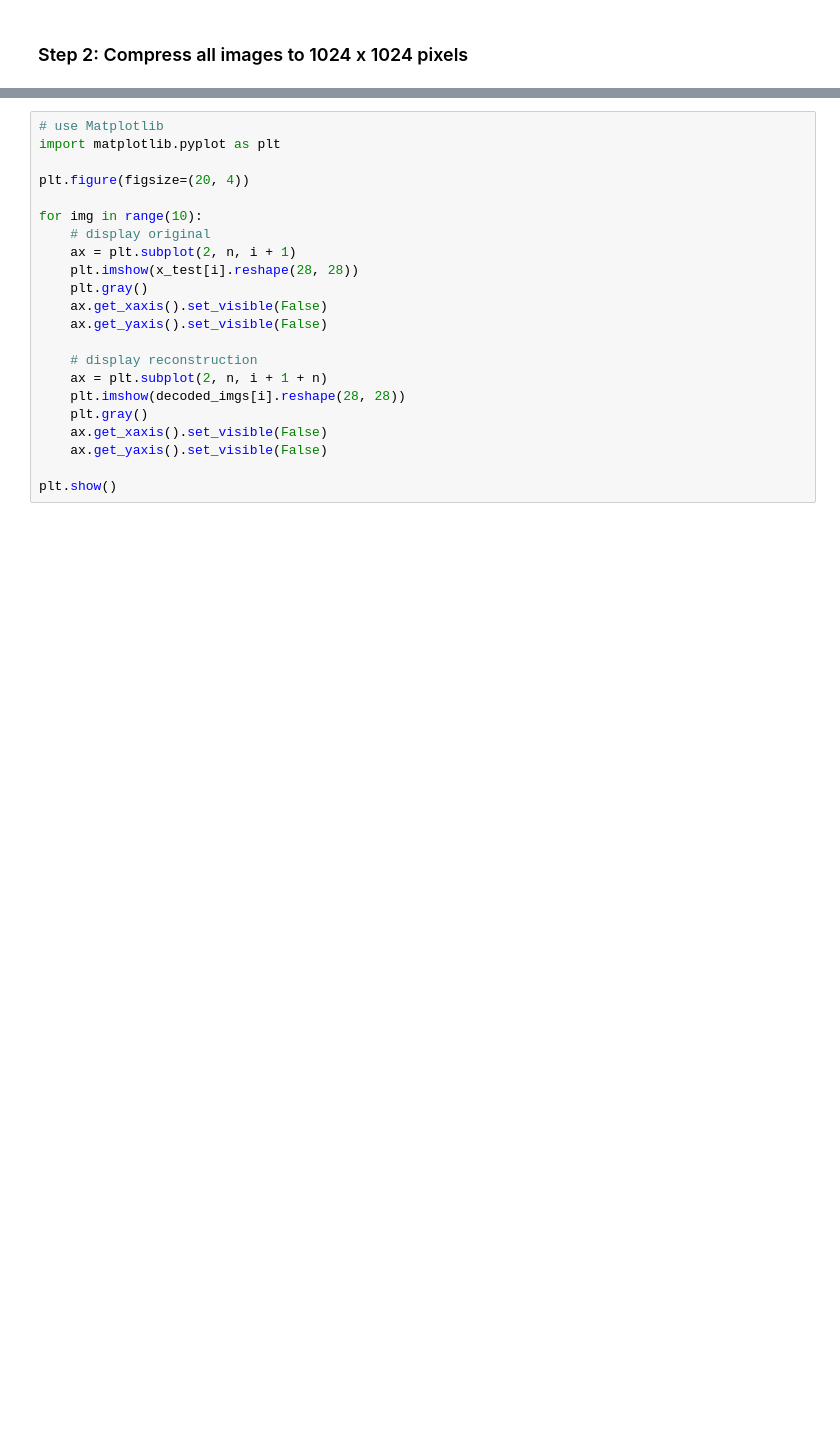
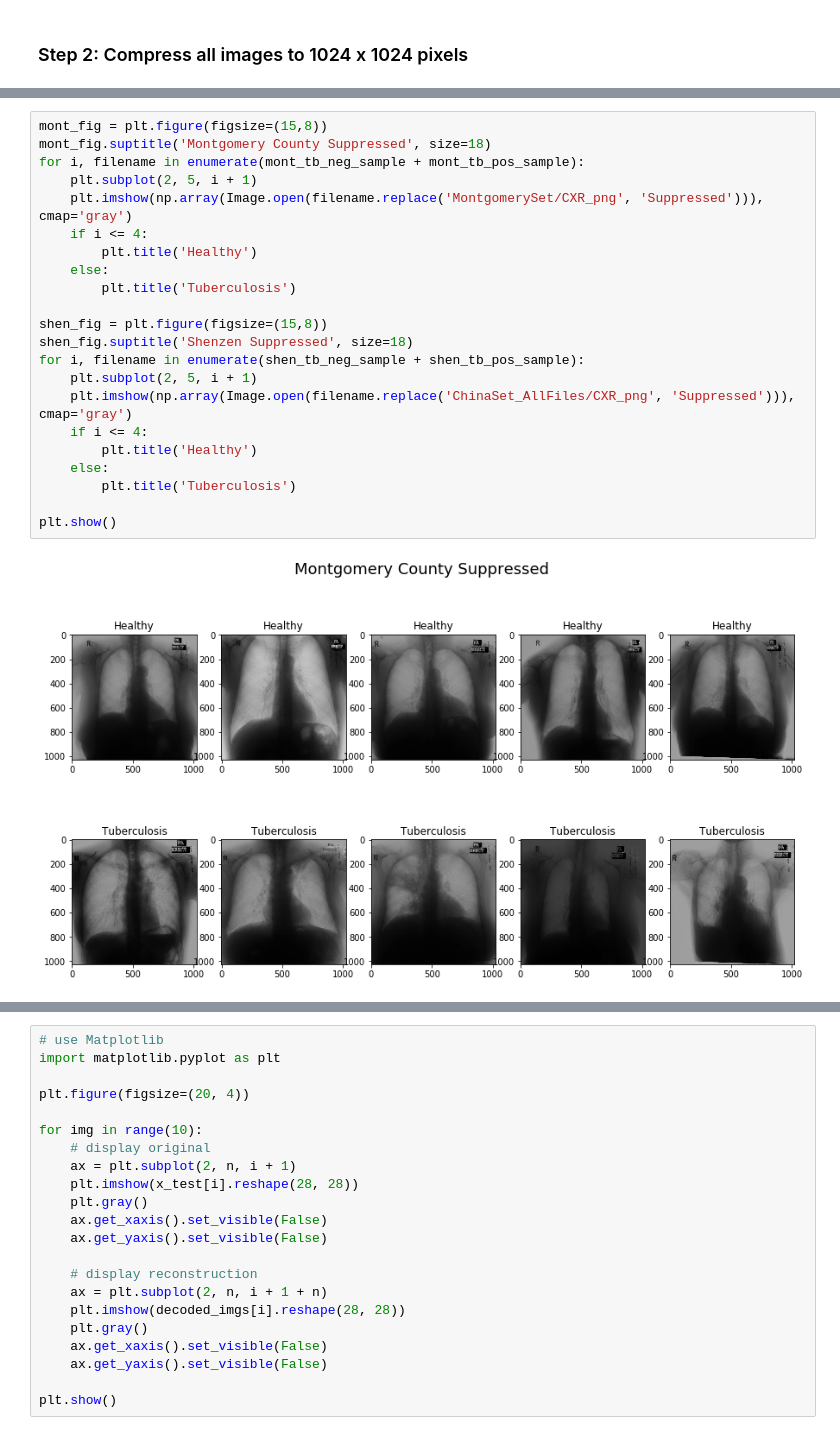
Before and after one commit to JonathanFeenstra/tuberculosis-elm-classifier, a Jupyter notebook: tuberculosis_classifier.ipynb, the cells around one changed output, grey strips where cells are left out. Saved outputs shown, nothing was run; the diff lists cells and outputs as text; blank space fills up the shorter version.

```diff
--- a/tuberculosis_classifier.ipynb
+++ b/tuberculosis_classifier.ipynb
@@ -115,0 +188,24 @@ For this step we used the pretrained model from  [https://github.com/hmchuong/ML
+# %%
+mont_fig = plt.figure(figsize=(15,8))
+mont_fig.suptitle('Montgomery County Suppressed', size=18)
+for i, filename in enumerate(mont_tb_neg_sample + mont_tb_pos_sample):
+    plt.subplot(2, 5, i + 1)
+    plt.imshow(np.array(Image.open(filename.replace('MontgomerySet/CXR_png', 'Suppressed'))), cmap='gray')
+    if i <= 4:
+        plt.title('Healthy')
+    else:
+        plt.title('Tuberculosis')
+
+shen_fig = plt.figure(figsize=(15,8))
+shen_fig.suptitle('Shenzen Suppressed', size=18)
+for i, filename in enumerate(shen_tb_neg_sample + shen_tb_pos_sample):
+    plt.subplot(2, 5, i + 1)
+    plt.imshow(np.array(Image.open(filename.replace('ChinaSet_AllFiles/CXR_png', 'Suppressed'))), cmap='gray')
+    if i <= 4:
+        plt.title('Healthy')
+    else:
+        plt.title('Tuberculosis')
+
+plt.show()
+# %% [output]
+[figure, added]
```
Also changed, not shown: parts of 15 cells of this notebook, 2 other files.
